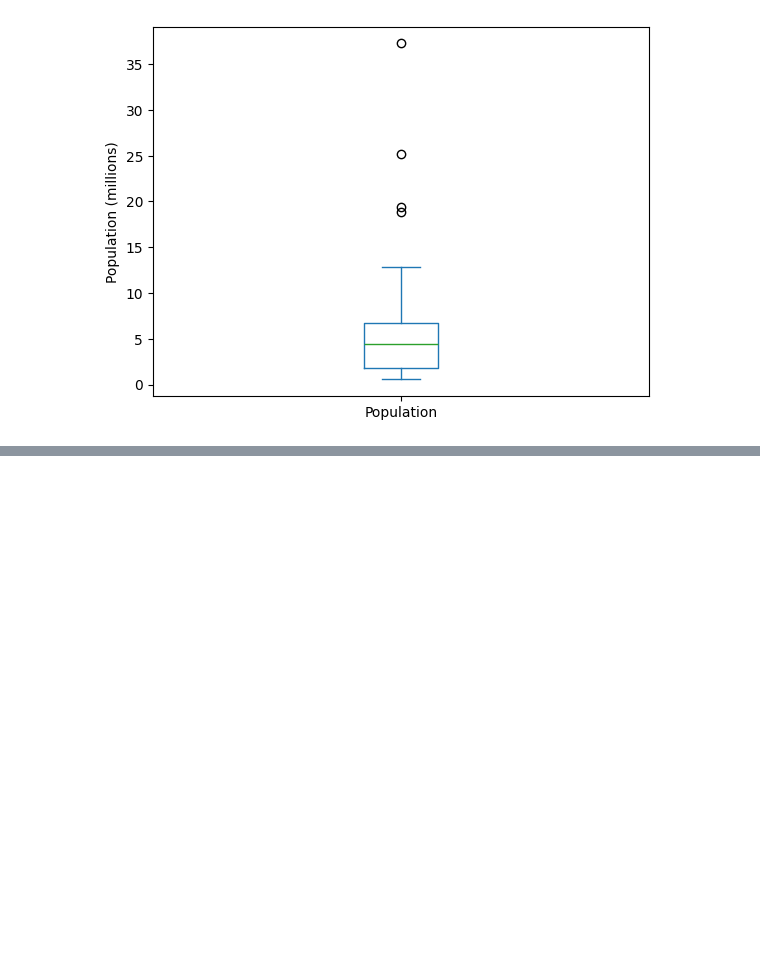
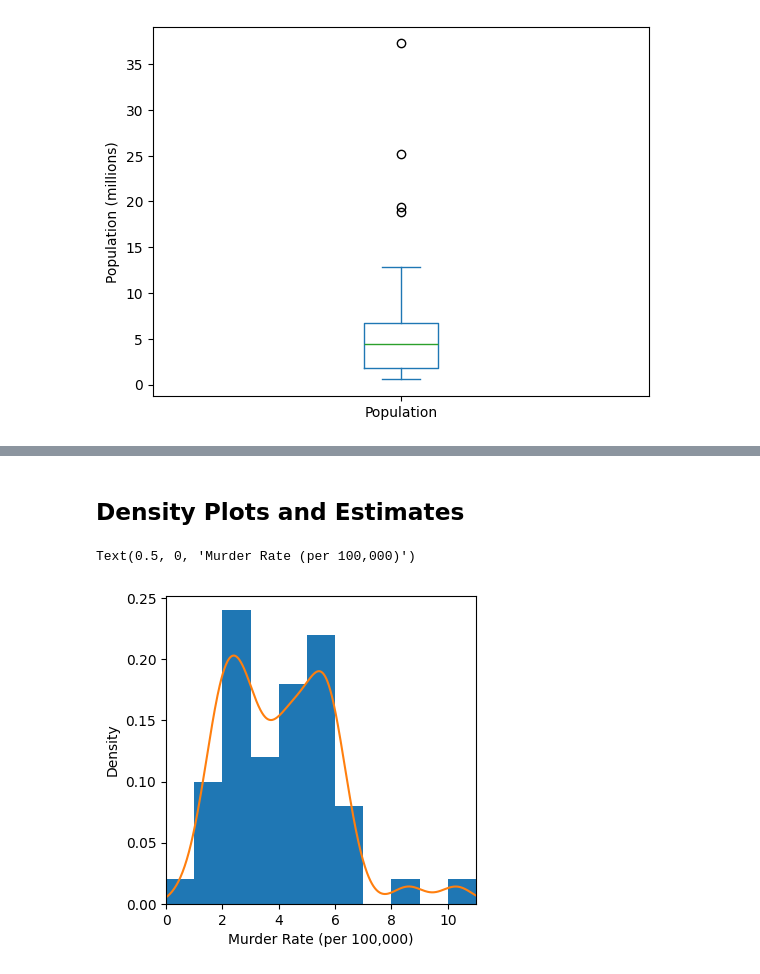
Before and after one commit to dybdeskarphet/databook, a Jupyter notebook: src/03_exploring_data_distribution.ipynb, the cells around one changed output, grey strips where cells are left out. Cells and saved outputs as stored; diff of their text form; code cells hidden in the pictures; blank space fills up the shorter version.

```diff
--- a/src/03_exploring_data_distribution.ipynb
+++ b/src/03_exploring_data_distribution.ipynb
@@ -30,0 +57,9 @@ Text(0, 0.5, 'Population (millions)')
+# %% [markdown]
+## Density Plots and Estimates
+# %%
+ax = state["Murder.Rate"].plot.hist(density=True, xlim=[0,11], bins=range(0,12), figsize=[4,4])
+state["Murder.Rate"].plot.density(ax=ax, bw_method=0.3)
+ax.set_xlabel("Murder Rate (per 100,000)")
+# %% [output]
+Text(0.5, 0, 'Murder Rate (per 100,000)')
+[figure, added]
```
Also changed, not shown: parts of 5 cells of this notebook.
